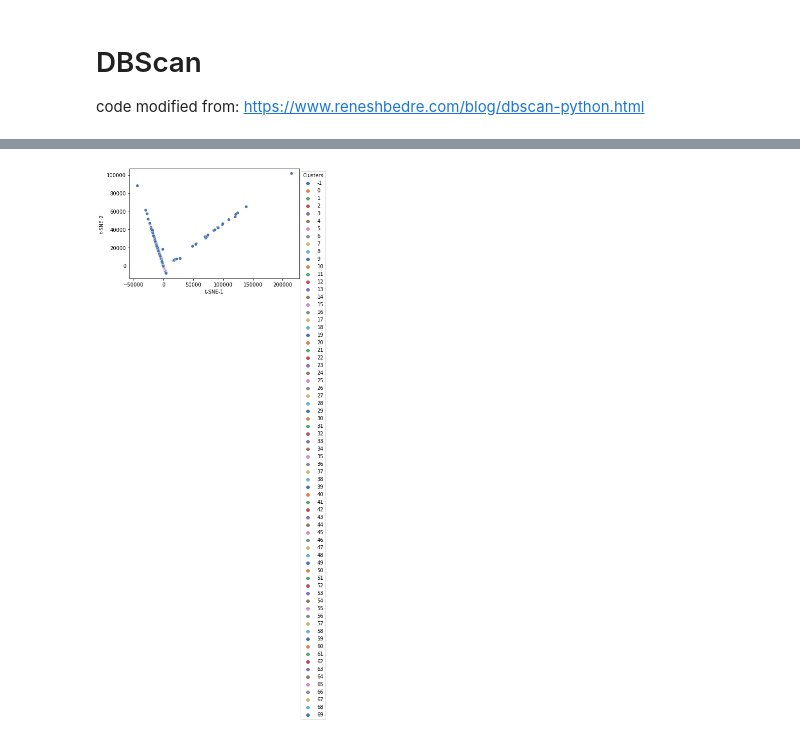
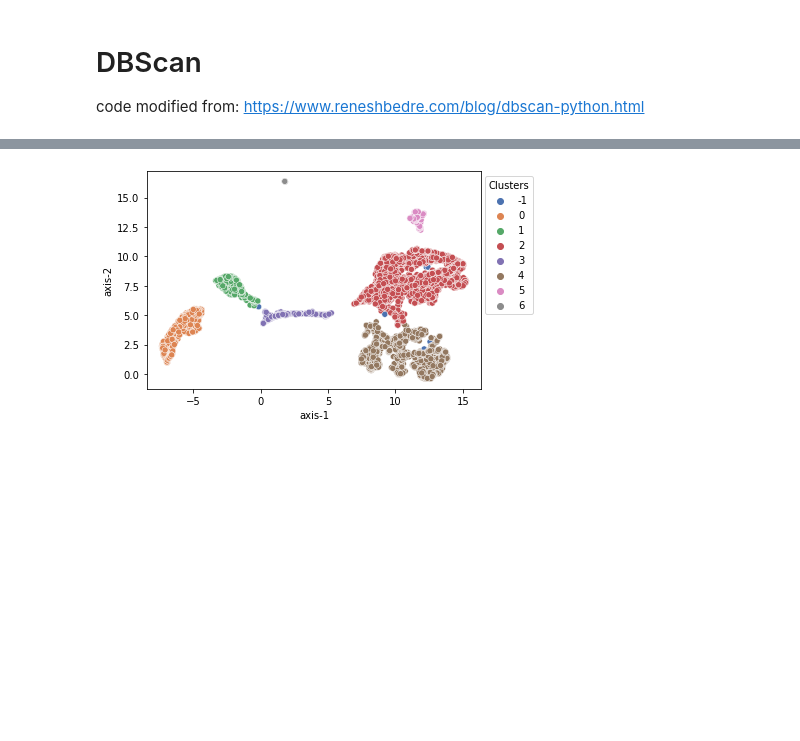
Before and after one commit to Harin329/SNCluster, a Jupyter notebook: dbscan.ipynb, the cells around one changed output, grey strips where cells are left out. Cells and saved outputs as stored; diff of their text form; code cells hidden in the pictures; blank space fills up the shorter version.

Commit message:
dbscan + preprocessing

```diff
--- a/dbscan.ipynb
+++ b/dbscan.ipynb
@@ -79,2 +87,4 @@ X_tsne_df
 # %% [markdown]
 # UMAP
+# %%
+raw_umap = umap.UMAP(random_state=42).fit_transform(raw_counts)
@@ -82,3 +114,6 @@ X_tsne_df
 # DBScan
 
 code modified from: https://www.reneshbedre.com/blog/dbscan-python.html
+# %%
+dbscan_df = pd.DataFrame(raw_umap, columns = ['axis-1', 'axis-2'])
+dbscan_df
@@ -102,5 +151,5 @@ plt.show()
 # %%
-clusters = DBSCAN(eps = 35, min_samples = 4).fit(X_tsne_df)
+clusters = DBSCAN(eps = 0.3, min_samples = 4).fit(dbscan_df)
 # get cluster labels
 set(clusters.labels_)
 # %% [output]
@@ -145,6 +162,6 @@ Counter({-1: 1336,
 # %%
-p = sns.scatterplot(data = X_tsne_df, x = "t-SNE-1", y = "t-SNE-2", hue = clusters.labels_, legend = "full", palette = "deep")
+p = sns.scatterplot(data = dbscan_df, x = "axis-1", y = "axis-2", hue = clusters.labels_, legend = "full", palette = "deep")
 sns.move_legend(p, "upper right", bbox_to_anchor = (1.17, 1.), title = 'Clusters')
 plt.show()
 # %% [output]
-[figure, old version]
+[figure, new version]
```
Also changed, not shown: parts of 27 cells of this notebook.
